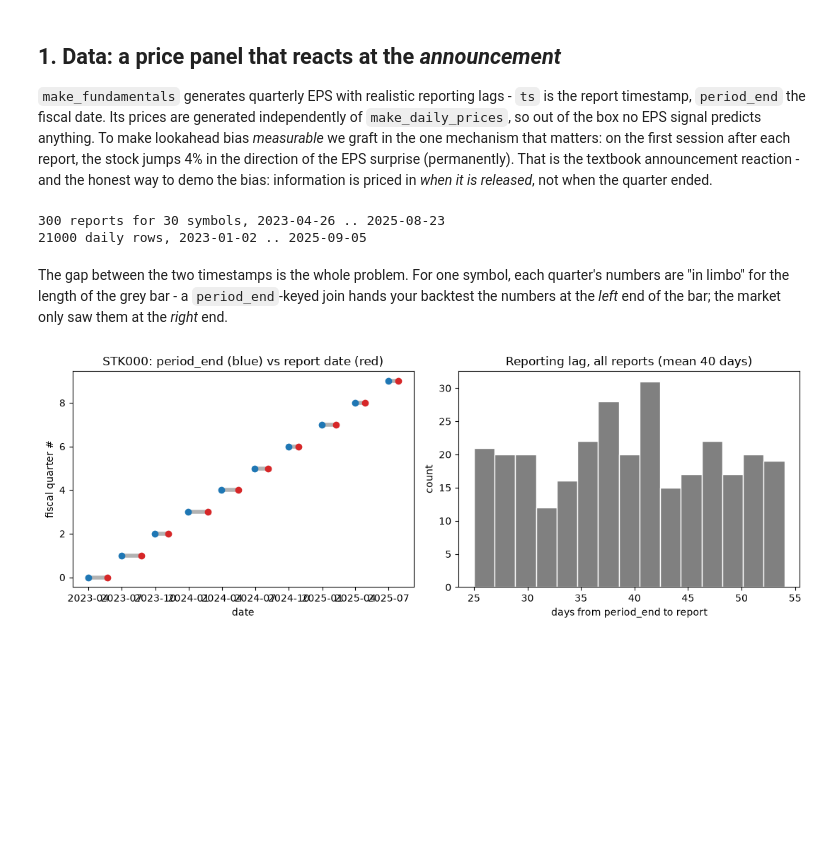
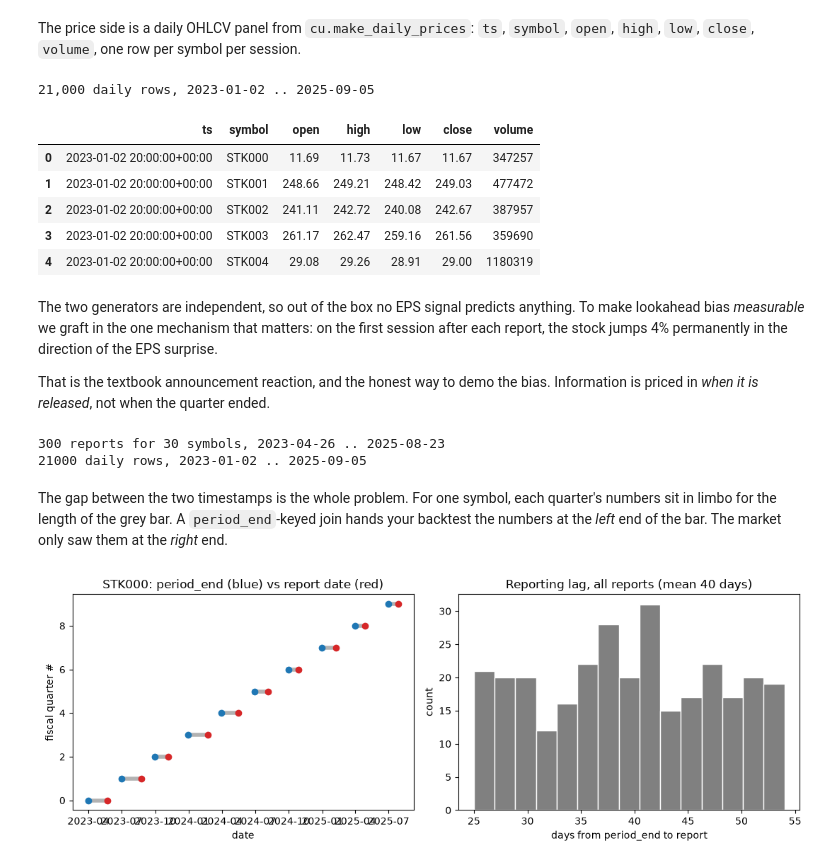
Before and after one commit to h5i-dev/h5i-db-cookbook, a Jupyter notebook: notebooks/01_market_data_engineering/06_point_in_time_fundamentals.ipynb, the cells around one changed output. Saved outputs shown, nothing was run; the diff lists cells and outputs as text; code cells hidden in the pictures; blank space fills up the shorter version.

```diff
--- a/notebooks/01_market_data_engineering/06_point_in_time_fundamentals.ipynb
+++ b/notebooks/01_market_data_engineering/06_point_in_time_fundamentals.ipynb
@@ -23,12 +57,26 @@ db = h5i_db.Database(cu.fresh_db("mde_pit"), create=True)
+# %% [markdown]
+The price side is a daily OHLCV panel from `cu.make_daily_prices`: `ts`,
+`symbol`, `open`, `high`, `low`, `close`, `volume`, one row per symbol per
+session.
+# %%
+daily = cu.make_daily_prices(symbols=SYMS, days=700).to_pandas()
+print(f"{len(daily):,} daily rows, {daily['ts'].min():%Y-%m-%d} .. {daily['ts'].max():%Y-%m-%d}")
+daily.head()
+# %% [output]
+21,000 daily rows, 2023-01-02 .. 2025-09-05
+|  | ts | symbol | open | high | low | close | volume |
+| 0 | 2023-01-02 20:00:00+00:00 | STK000 | 11.69 | 11.73 | 11.67 | 11.67 | 347257 |
+| 1 | 2023-01-02 20:00:00+00:00 | STK001 | 248.66 | 249.21 | 248.42 | 249.03 | 477472 |
+| 2 | 2023-01-02 20:00:00+00:00 | STK002 | 241.11 | 242.72 | 240.08 | 242.67 | 387957 |
+| 3 | 2023-01-02 20:00:00+00:00 | STK003 | 261.17 | 262.47 | 259.16 | 261.56 | 359690 |
+| 4 | 2023-01-02 20:00:00+00:00 | STK004 | 29.08 | 29.26 | 28.91 | 29.00 | 1180319 |
 # %% [markdown]
-## 1. Data: a price panel that reacts at the *announcement*
+The two generators are independent, so out of the box no EPS signal predicts
+anything. To make lookahead bias *measurable* we graft in the one mechanism
+that matters: on the first session after each report, the stock jumps 4%
+permanently in the direction of the EPS surprise.
 
-`make_fundamentals` generates quarterly EPS with realistic reporting lags -
-`ts` is the report timestamp, `period_end` the fiscal date. Its prices are
-generated independently of `make_daily_prices`, so out of the box no EPS
-signal predicts anything. To make lookahead bias *measurable* we graft in
-the one mechanism that matters: on the first session after each report, the
-stock jumps 4% in the direction of the EPS surprise (permanently). That is
-the textbook announcement reaction - and the honest way to demo the bias:
-information is priced in *when it is released*, not when the quarter ended.
+That is the textbook announcement reaction, and the honest way to demo the
+bias. Information is priced in *when it is released*, not when the quarter
+ended.
 # %%
@@ -55,10 +98,10 @@ print(f"{len(daily)} daily rows, {daily['ts'].min():%Y-%m-%d} .. {daily['ts'].ma
 300 reports for 30 symbols, 2023-04-26 .. 2025-08-23
 21000 daily rows, 2023-01-02 .. 2025-09-05
 # %% [markdown]
-The gap between the two timestamps is the whole problem. For one symbol,
-each quarter's numbers are "in limbo" for the length of the grey bar - a
-`period_end`-keyed join hands your backtest the numbers at the *left* end
-of the bar; the market only saw them at the *right* end.
+The gap between the two timestamps is the whole problem. For one symbol, each
+quarter's numbers sit in limbo for the length of the grey bar. A
+`period_end`-keyed join hands your backtest the numbers at the *left* end of
+the bar. The market only saw them at the *right* end.
 # %%
 import matplotlib.pyplot as plt
 
```
Also changed, not shown: parts of 14 cells of this notebook, 31 other files.
